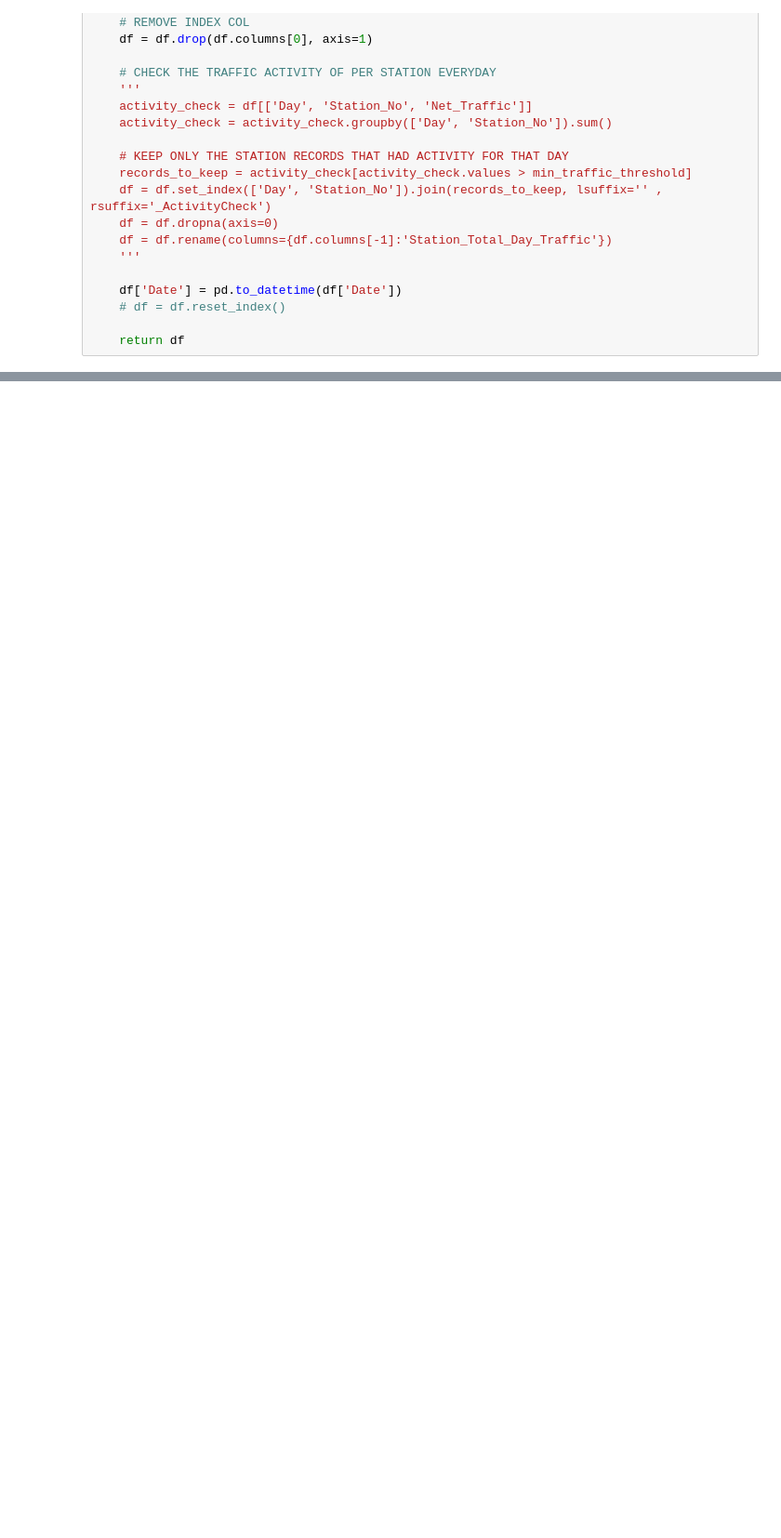
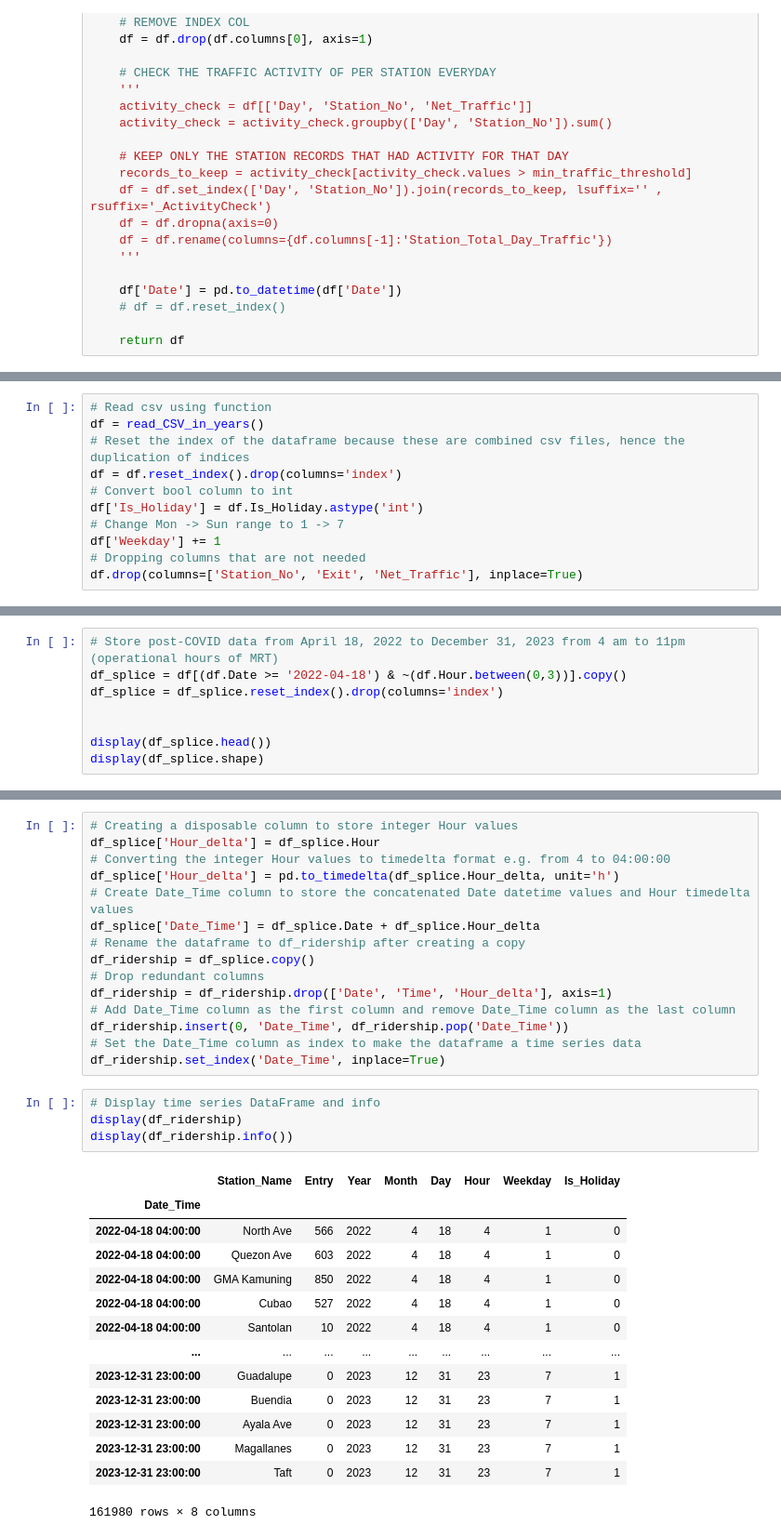
Before and after one commit to beabanzon/DATA103-Final, a Jupyter notebook: imputation.ipynb, the cells around one changed output, grey strips where cells are left out. Shown at 93% size. Drawn from its saved outputs; the diff is of its cells as text; blank space fills up the shorter version.

```diff
--- a/imputation.ipynb
+++ b/imputation.ipynb
@@ -275,0 +89,11 @@ df_to_impute.tail()
+# %%
+# Read csv using function
+df = read_CSV_in_years()
+# Reset the index of the dataframe because these are combined csv files, hence the duplication of indices
+df = df.reset_index().drop(columns='index')
+# Convert bool column to int
+df['Is_Holiday'] = df.Is_Holiday.astype('int')
+# Change Mon -> Sun range to 1 -> 7
+df['Weekday'] += 1
+# Dropping columns that are not needed
+df.drop(columns=['Station_No', 'Exit', 'Net_Traffic'], inplace=True)
@@ -275,0 +174,8 @@ df_to_impute.tail()
+# %%
+# Store post-COVID data from April 18, 2022 to December 31, 2023 from 4 am to 11pm (operational hours of MRT)
+df_splice = df[(df.Date >= '2022-04-18') & ~(df.Hour.between(0,3))].copy()
+df_splice = df_splice.reset_index().drop(columns='index')
+
+
+display(df_splice.head())
+display(df_splice.shape)
@@ -275,0 +190,34 @@ df_to_impute.tail()
+# %%
+# Creating a disposable column to store integer Hour values
+df_splice['Hour_delta'] = df_splice.Hour
+# Converting the integer Hour values to timedelta format e.g. from 4 to 04:00:00
+df_splice['Hour_delta'] = pd.to_timedelta(df_splice.Hour_delta, unit='h')
+# Create Date_Time column to store the concatenated Date datetime values and Hour timedelta values
+df_splice['Date_Time'] = df_splice.Date + df_splice.Hour_delta
+# Rename the dataframe to df_ridership after creating a copy
+df_ridership = df_splice.copy()
+# Drop redundant columns
+df_ridership = df_ridership.drop(['Date', 'Time', 'Hour_delta'], axis=1)
+# Add Date_Time column as the first column and remove Date_Time column as the last column
+df_ridership.insert(0, 'Date_Time', df_ridership.pop('Date_Time'))
+# Set the Date_Time column as index to make the dataframe a time series data
+df_ridership.set_index('Date_Time', inplace=True)
+# %%
+# Display time series DataFrame and info
+display(df_ridership)
+display(df_ridership.info())
+# %% [output]
+|  | Station_Name | Entry | Year | Month | Day | Hour | Weekday | Is_Holiday |
+| Date_Time |  |  |  |  |  |  |  |  |
+| 2022-04-18 04:00:00 | North Ave | 566 | 2022 | 4 | 18 | 4 | 1 | 0 |
+| 2022-04-18 04:00:00 | Quezon Ave | 603 | 2022 | 4 | 18 | 4 | 1 | 0 |
+| 2022-04-18 04:00:00 | GMA Kamuning | 850 | 2022 | 4 | 18 | 4 | 1 | 0 |
+| 2022-04-18 04:00:00 | Cubao | 527 | 2022 | 4 | 18 | 4 | 1 | 0 |
+| 2022-04-18 04:00:00 | Santolan | 10 | 2022 | 4 | 18 | 4 | 1 | 0 |
+| ... | ... | ... | ... | ... | ... | ... | ... | ... |
+| 2023-12-31 23:00:00 | Guadalupe | 0 | 2023 | 12 | 31 | 23 | 7 | 1 |
+| 2023-12-31 23:00:00 | Buendia | 0 | 2023 | 12 | 31 | 23 | 7 | 1 |
+| 2023-12-31 23:00:00 | Ayala Ave | 0 | 2023 | 12 | 31 | 23 | 7 | 1 |
+| 2023-12-31 23:00:00 | Magallanes | 0 | 2023 | 12 | 31 | 23 | 7 | 1 |
+| 2023-12-31 23:00:00 | Taft | 0 | 2023 | 12 | 31 | 23 | 7 | 1 |
+161980 rows × 8 columns
```
Also changed, not shown: parts of 46 cells of this notebook.
